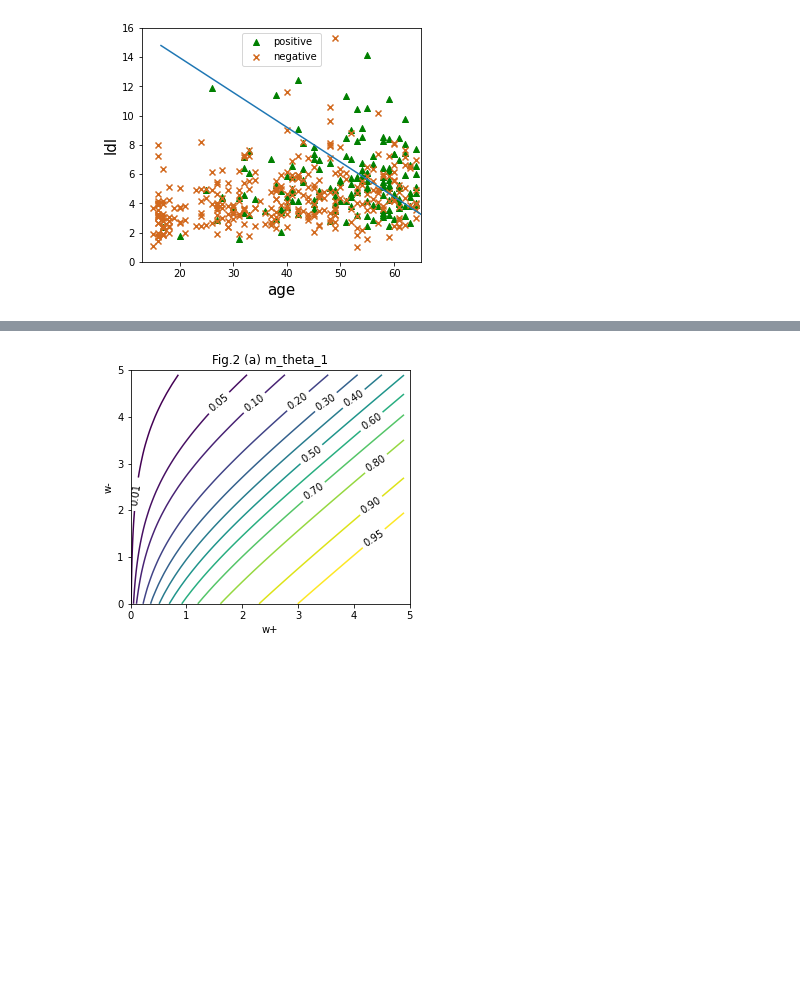
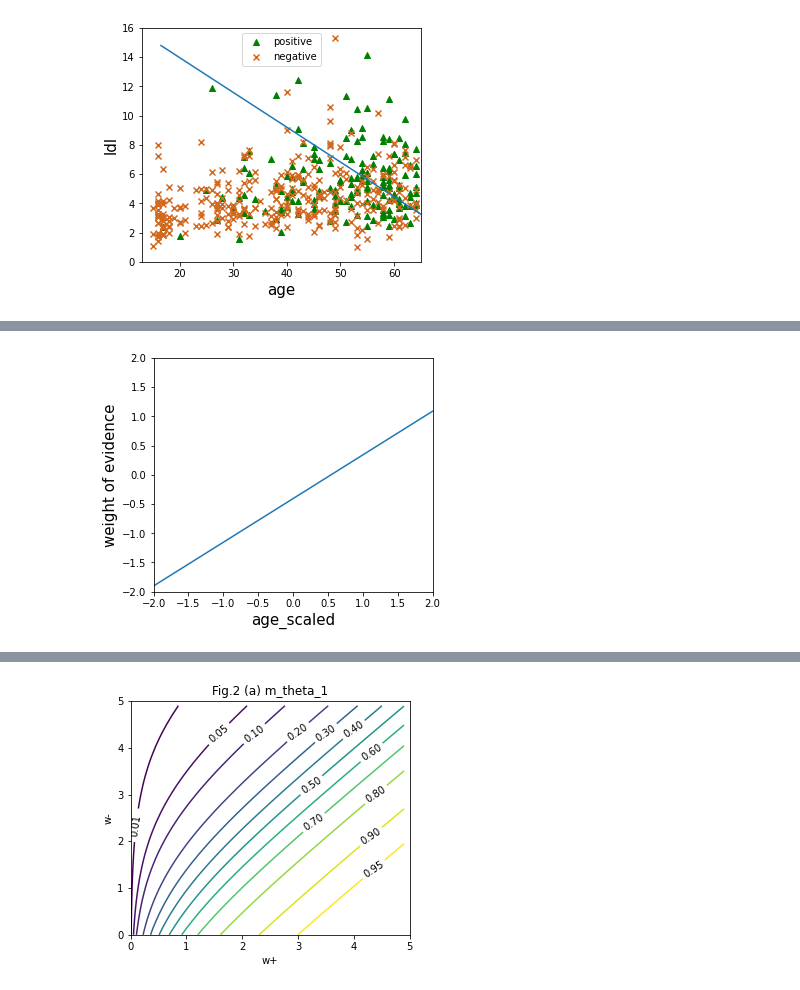
Before and after one commit to evidentiallab/Lunde_Chen_NN_Belief_Reproduction, a Jupyter notebook: NNBeliefWithSklearn.ipynb, the cells around one changed output, grey strips where cells are left out. Drawn from its saved outputs; the diff is of its cells as text; code cells hidden in the pictures; blank space fills up the shorter version.

```diff
--- a/NNBeliefWithSklearn.ipynb
+++ b/NNBeliefWithSklearn.ipynb
@@ -416,0 +388,18 @@ plt.show()
+# %%
+beta_age_scaled = logregb.__dict__['coef_'][0][0]
+beta_ldl_scaled = logregb.__dict__['coef_'][0][1]
+alpha_age_scaled = logregb.__dict__['intercept_'][0] / 2.0
+alpha_ldl_scaled = logregb.__dict__['intercept_'][0] / 2.0
+# %%
+arr_age_scaled = np.linspace(-2.1, 2, num=20)
+w_age = beta_age_scaled * arr_age_scaled + alpha_age_scaled
+# %%
+fig, ax = plt.subplots()
+plt.xlim([-2, 2])
+plt.ylim([-2, 2])
+plt.plot(arr_age_scaled, w_age)
+ax.set_xlabel('age_scaled', fontsize=15)
+ax.set_ylabel('weight of evidence', fontsize=15)
+fig.set_size_inches(5, 4.3)
+# %% [output]
+[figure, added]
```
Also changed, not shown: parts of 60 cells of this notebook, 2 other files.
